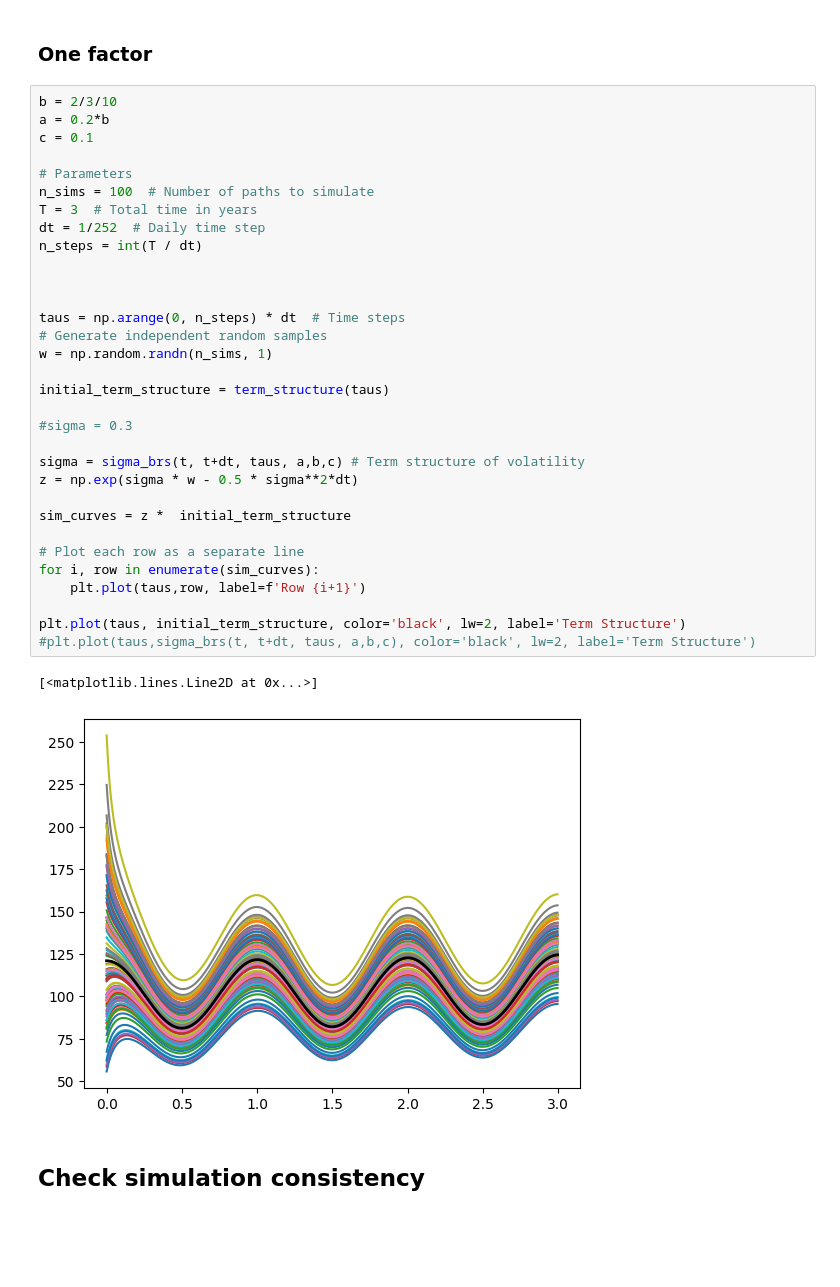
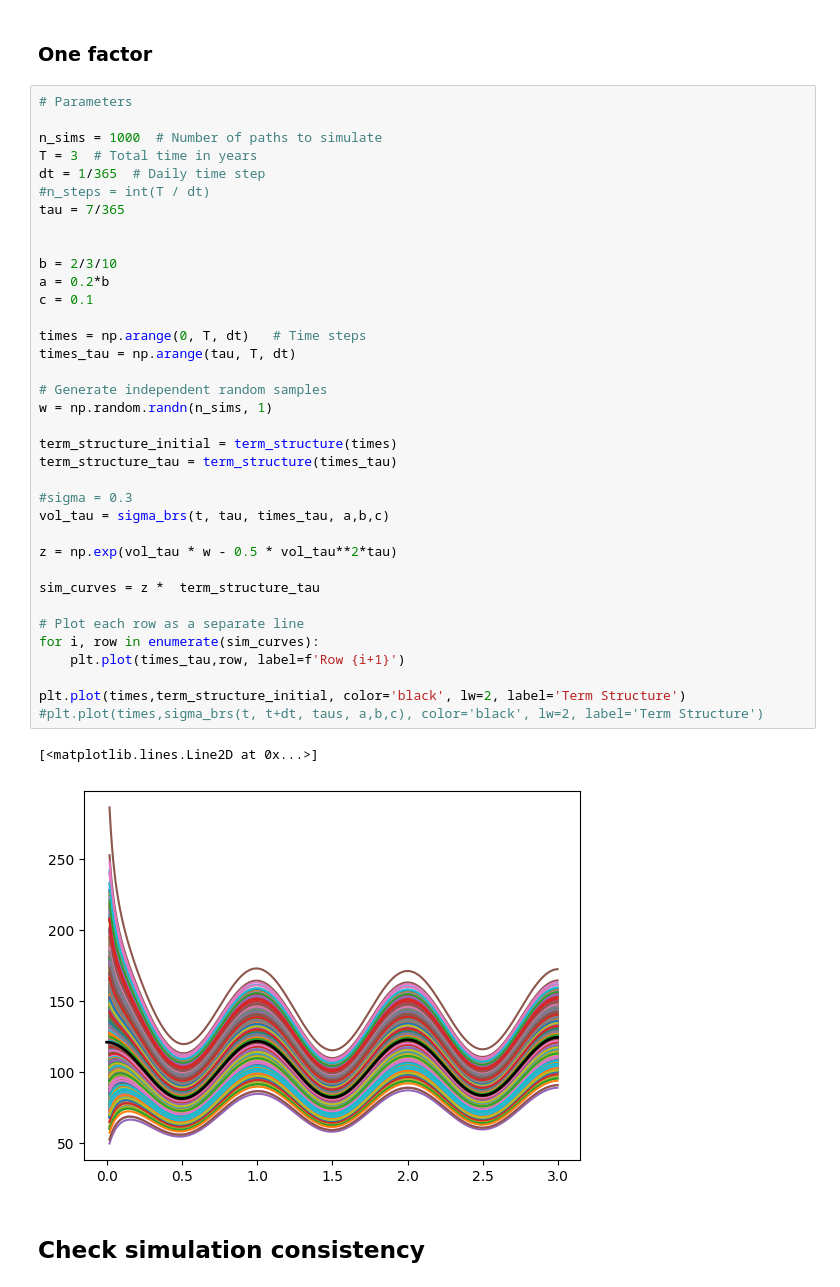
Before and after one commit to bmyksvoll/curves, a Jupyter notebook: bsr_simulation.ipynb, the cells around one changed output. Saved outputs shown, nothing was run; the diff lists cells and outputs as text; blank space fills up the shorter version.

```diff
--- a/bsr_simulation.ipynb
+++ b/bsr_simulation.ipynb
@@ -87,39 +97,43 @@ plt.plot(sigma_brs(t, t+dt, taus, a,b,c), lw=1, label='Volatility Structure')
 # %% [markdown]
 ### One factor
 # %%
+# Parameters
+
+n_sims = 1000  # Number of paths to simulate
+T = 3  # Total time in years
+dt = 1/365  # Daily time step
+#n_steps = int(T / dt)
+tau = 7/365
+
+
 b = 2/3/10
 a = 0.2*b
 c = 0.1
 
-# Parameters
-n_sims = 100  # Number of paths to simulate
-T = 3  # Total time in years
-dt = 1/252  # Daily time step
-n_steps = int(T / dt)
+times = np.arange(0, T, dt)   # Time steps
+times_tau = np.arange(tau, T, dt)
 
-
-
-taus = np.arange(0, n_steps) * dt  # Time steps
 # Generate independent random samples
 w = np.random.randn(n_sims, 1)
 
-initial_term_structure = term_structure(taus)
+term_structure_initial = term_structure(times)
+term_structure_tau = term_structure(times_tau)
 
 #sigma = 0.3
+vol_tau = sigma_brs(t, tau, times_tau, a,b,c)
 
-sigma = sigma_brs(t, t+dt, taus, a,b,c) # Term structure of volatility
-z = np.exp(sigma * w - 0.5 * sigma**2*dt)
+z = np.exp(vol_tau * w - 0.5 * vol_tau**2*tau)
 
-sim_curves = z *  initial_term_structure
+sim_curves = z *  term_structure_tau
 
 # Plot each row as a separate line
 for i, row in enumerate(sim_curves):
-    plt.plot(taus,row, label=f'Row {i+1}')
+    plt.plot(times_tau,row, label=f'Row {i+1}')
 
-plt.plot(taus, initial_term_structure, color='black', lw=2, label='Term Structure')
-#plt.plot(taus,sigma_brs(t, t+dt, taus, a,b,c), color='black', lw=2, label='Term Structure')
+plt.plot(times,term_structure_initial, color='black', lw=2, label='Term Structure')
+#plt.plot(times,sigma_brs(t, t+dt, taus, a,b,c), color='black', lw=2, label='Term Structure')
 # %% [output]
 [<matplotlib.lines.Line2D at 0x...>]
-[figure, old version]
+[figure, new version]
 # %% [markdown]
 ## Check simulation consistency
```
Also changed, not shown: parts of 6 cells of this notebook.
